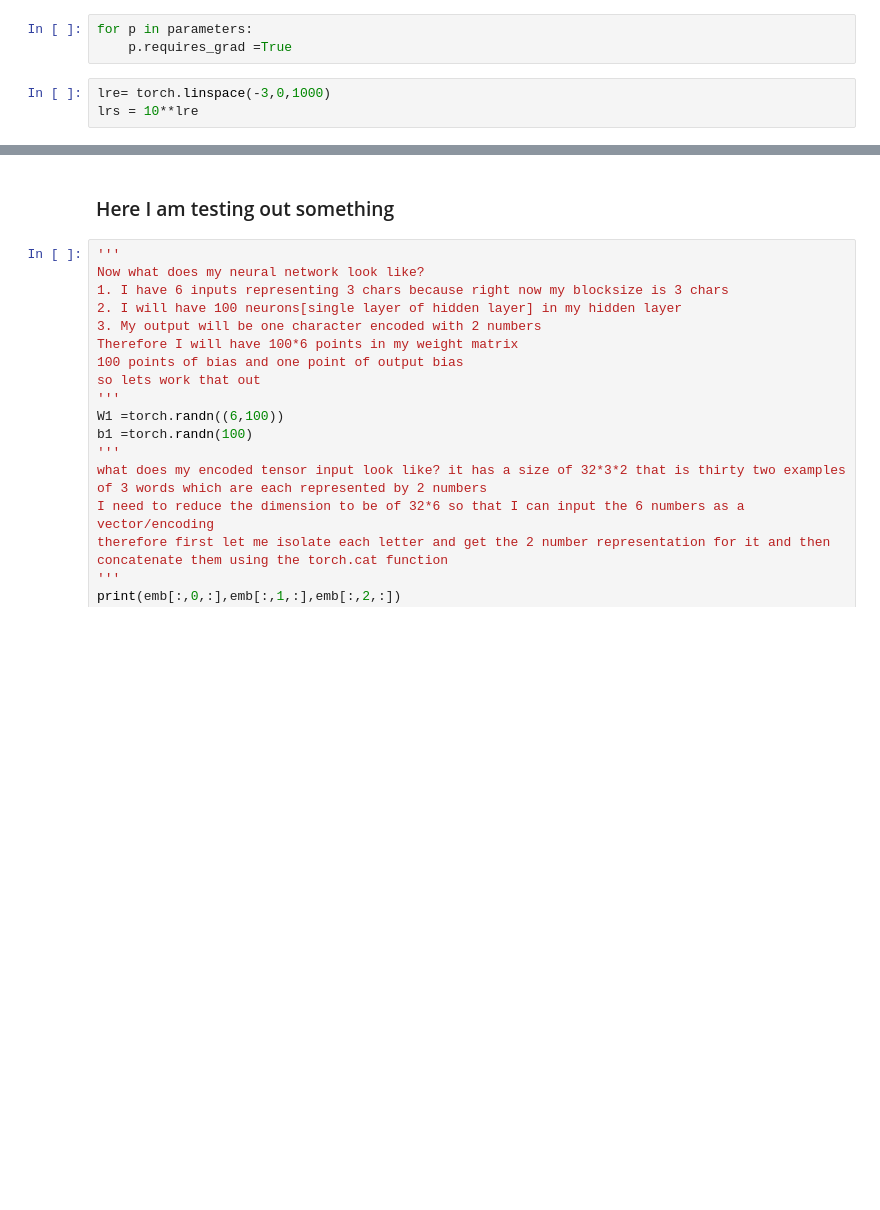
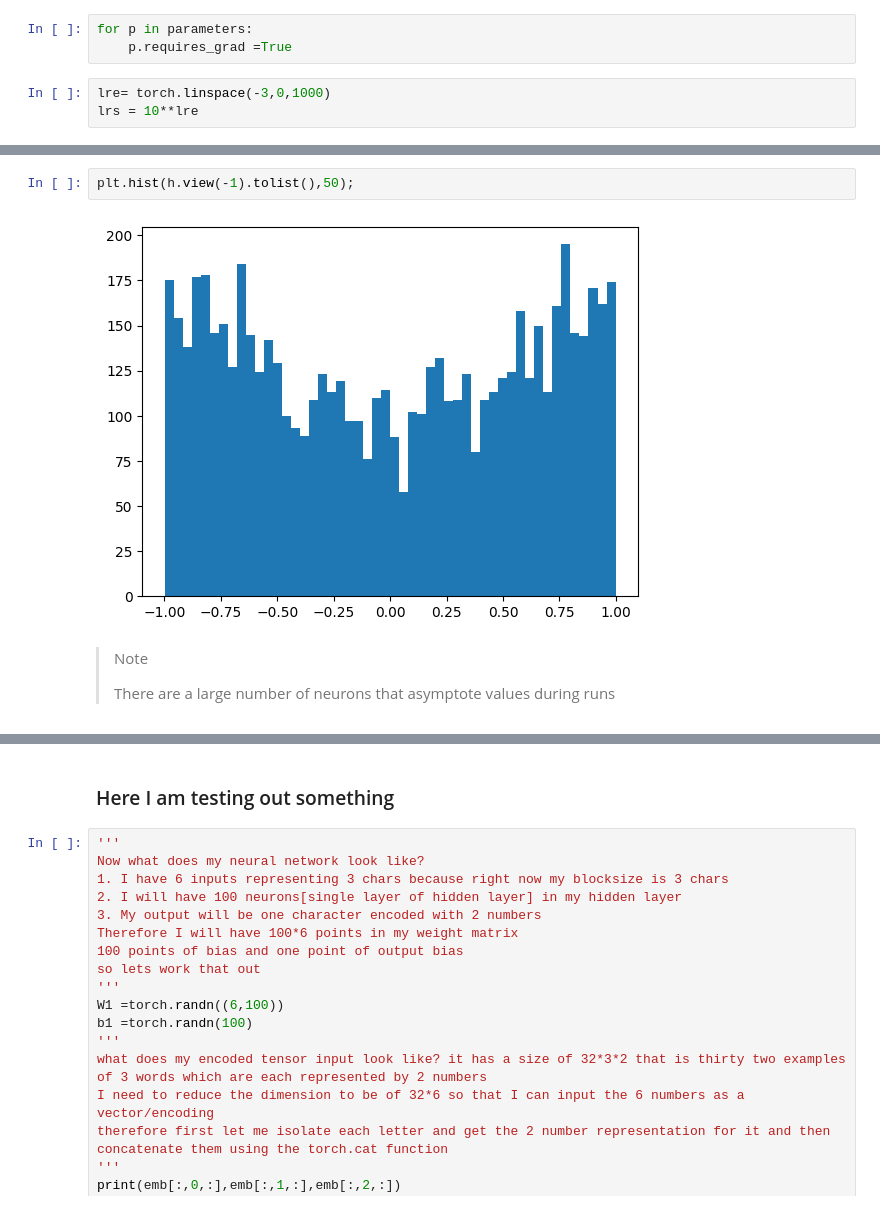
Before and after one commit to STSonyThomas/bigram-llm, a Jupyter notebook: makemorep2.ipynb, the cells around one changed output, grey strips where cells are left out. Cells and saved outputs as stored; diff of their text form; blank space fills up the shorter version.

```diff
--- a/makemorep2.ipynb
+++ b/makemorep2.ipynb
@@ -256,0 +258,8 @@ torch.Size([32, 27])
+# %%
+plt.hist(h.view(-1).tolist(),50);
+# %% [output]
+[figure, added]
+# %% [markdown]
+> Note
+>
+> There are a large number of neurons that asymptote values during runs
```
Also changed, not shown: parts of 32 cells of this notebook, 7 other files.
